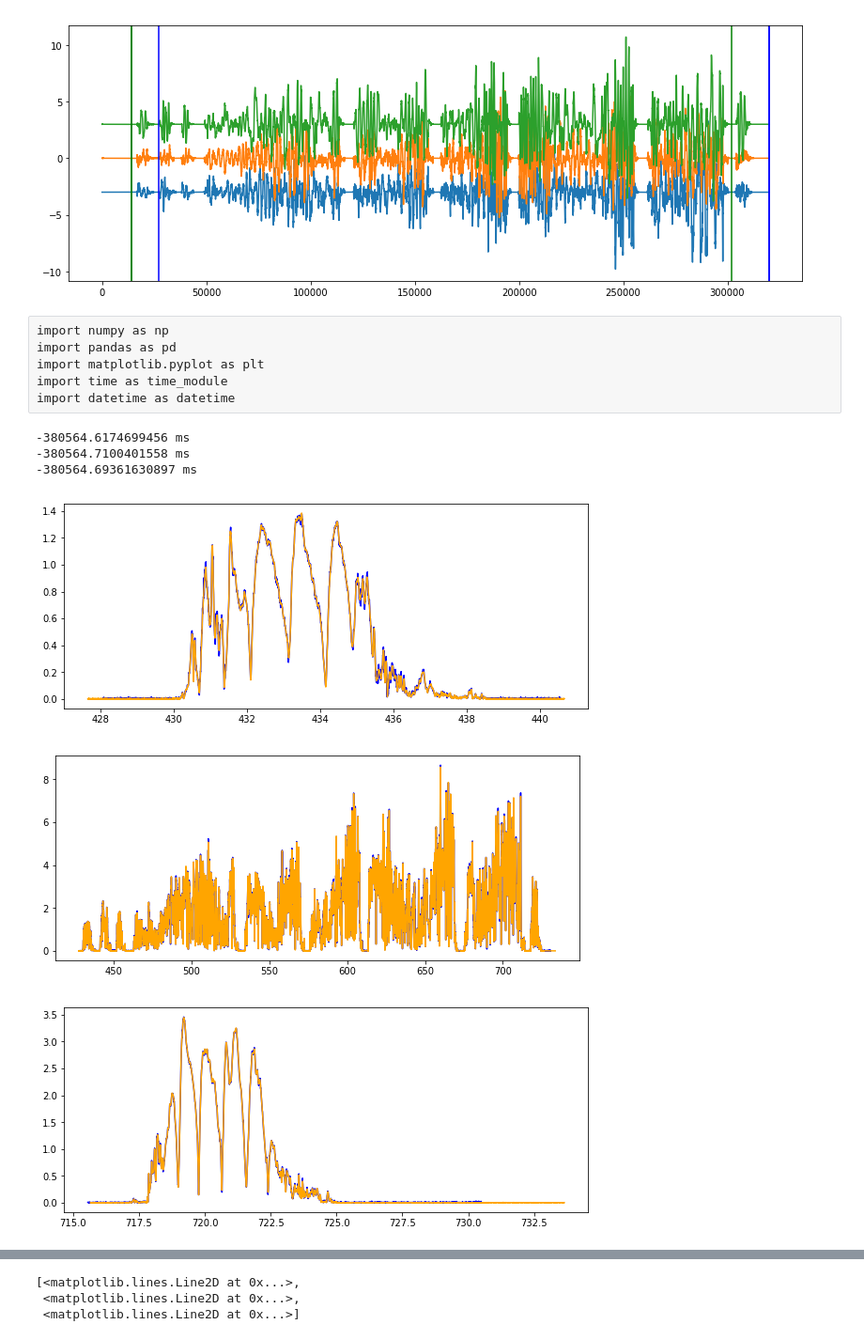
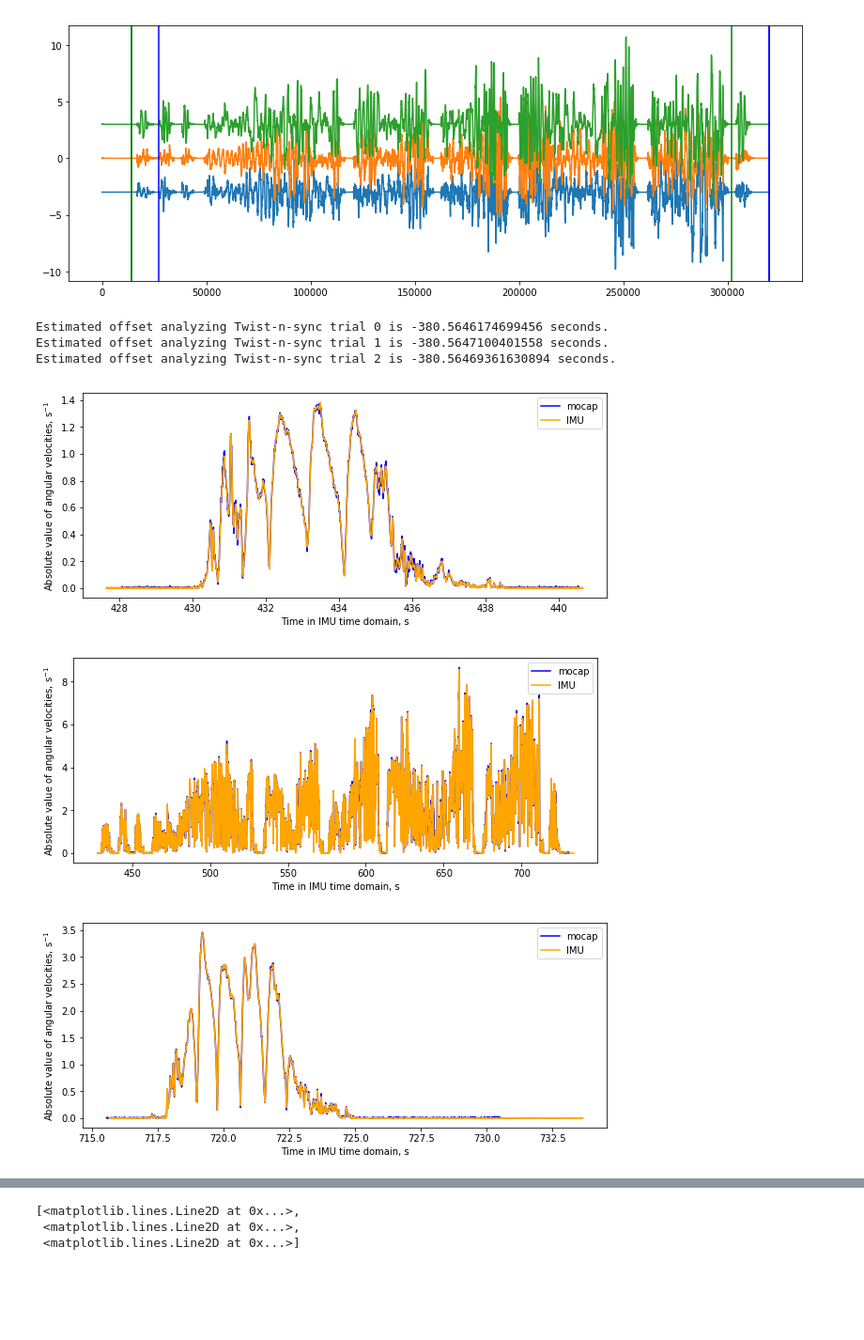
Before and after one commit to Marselka/mocap_imu_offset_obtaining_, a Jupyter notebook: mocap_imu_offset_otaining.ipynb, the cells around one changed output, grey strips where cells are left out. Shown at 94% size. Drawn from its saved outputs; the diff is of its cells as text; code cells hidden in the pictures; blank space fills up the shorter version.

```diff
--- a/mocap_imu_offset_otaining.ipynb
+++ b/mocap_imu_offset_otaining.ipynb
@@ -53,5 +49,5 @@ pd.read_csv('imu.zip', compression='zip').head()
 # %%
-imu_data = pd.read_csv('imu.zip', compression='zip')
+imu_data = pd.read_csv('data/imu.zip', compression='zip')
 imu_timestamps = imu_data['t'].to_numpy().squeeze() * 1.0e-9
 imu_ang_vel = imu_data[['ox', 'oy', 'oz']].to_numpy()
 # %%
@@ -93,5 +84,5 @@ pd.read_csv('mocap.zip', compression='zip', index_col='Frame')
 # %%
-mocap_data_obj = MocapData('mocap.zip', fs=200.)
+mocap_data_obj = MocapData('data/mocap.zip', fs=200.)
 mocap_all_timestamps, mocap_all_quaternions = mocap_data_obj.get_data(notna_only=False)
 mocap_notna_timestamps, mocap_notna_quaternions = mocap_data_obj.get_data(notna_only=True)
 dt = np.diff(mocap_all_timestamps).mean()
@@ -142,45 +133,39 @@ for begin, end in zip(tns_imu_timestamps[:, 0], tns_imu_timestamps[:, 1]):
     plt.axvline(end, c='b')
 # %% [output]
 [figure]
-# %% [raw]
-import numpy as np
-import pandas as pd
-import matplotlib.pyplot as plt
-import time as time_module
-import datetime as datetime
 # %%
 offsets = []
-mcu_times = []
 for i in range(tns_mocap_timestamps.shape[0]):
     mocap_t = mocap_all_timestamps[tns_mocap_timestamps[i, 0]:tns_mocap_timestamps[i, 1]]
     mocap_av = mocap_ang_vel[tns_mocap_timestamps[i, 0]:tns_mocap_timestamps[i, 1]]
     imu_t = imu_timestamps[tns_imu_timestamps[i, 0]:tns_imu_timestamps[i, 1]]
     imu_av = imu_ang_vel[tns_imu_timestamps[i, 0]:tns_imu_timestamps[i, 1]]
 
     time_sync = tns.TimeSync(
         imu_av, mocap_av, imu_t, mocap_t, do_resample = True
     )
     time_sync.resample()
     time_sync.obtain_delay()
     # Check if IMU calibration and consequently TimeSync has succeeded
     if time_sync.calibration_is_succeeded == False or time_sync.calibration_is_succeeded is None:
-        print('IMU data calibration failed. Exiting')
+        print('Warning! IMU data calibration failed. May affect sync result.')
 
     comp_delay = time_sync.time_delay
     M = time_sync.M
-    #print(M)
     # Compute resulting offset
-    #mocap_mcu_clock_offset = np.mean(mocap_gyro_time - mcu_gyro_time) + comp_delay2
-    mocap_mcu_clock_offset = (mocap_t[0] - imu_t[0] + comp_delay)
-    offsets.append(mocap_mcu_clock_offset)
-    print(mocap_mcu_clock_offset * 1000., 'ms')
+    mocap_imu_clock_offset = (mocap_t[0] - imu_t[0] + comp_delay)
+    offsets.append(mocap_imu_clock_offset)
+    print(f'Estimated offset analyzing Twist-n-sync trial {i} is {mocap_imu_clock_offset} seconds.')
     plt.figure(figsize=(10,4))
-    plt.plot(mocap_t - mocap_mcu_clock_offset, np.linalg.norm(mocap_av, ord=2, axis=1), 'b')
-    plt.plot(imu_t, np.linalg.norm(imu_av, ord=2, axis=1), 'orange')
+    plt.plot(mocap_t - mocap_imu_clock_offset, np.linalg.norm(mocap_av, ord=2, axis=1), 'b', label='mocap')
+    plt.plot(imu_t, np.linalg.norm(imu_av, ord=2, axis=1), 'orange', label='IMU')
+    plt.xlabel('Time in IMU time domain, s')
+    plt.ylabel(r'Absolute value of angular velocities, s$^{-1}$')
+    plt.legend()
 # %% [output]
--380564.6174699456 ms
--380564.7100401558 ms
--380564.69361630897 ms
+Estimated offset analyzing Twist-n-sync trial 0 is -380.5646174699456 seconds.
+Estimated offset analyzing Twist-n-sync trial 1 is -380.5647100401558 seconds.
+Estimated offset analyzing Twist-n-sync trial 2 is -380.56469361630894 seconds.
-[figure, old version]
+[figure, new version]
-[figure, old version]
+[figure, new version]
-[figure, old version]
+[figure, new version]
```
Also changed, not shown: parts of 14 cells of this notebook, 2 other files.
